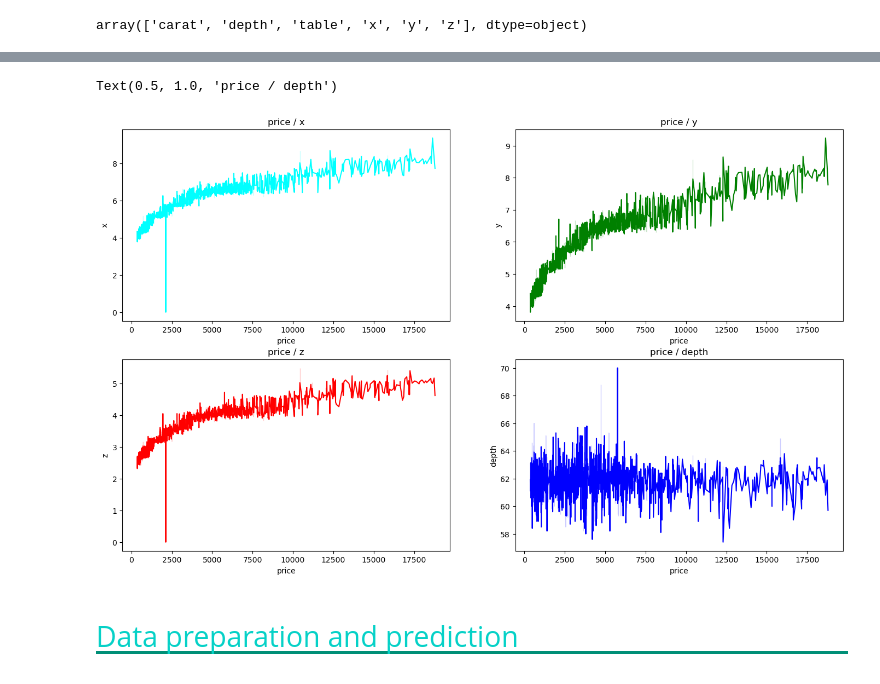
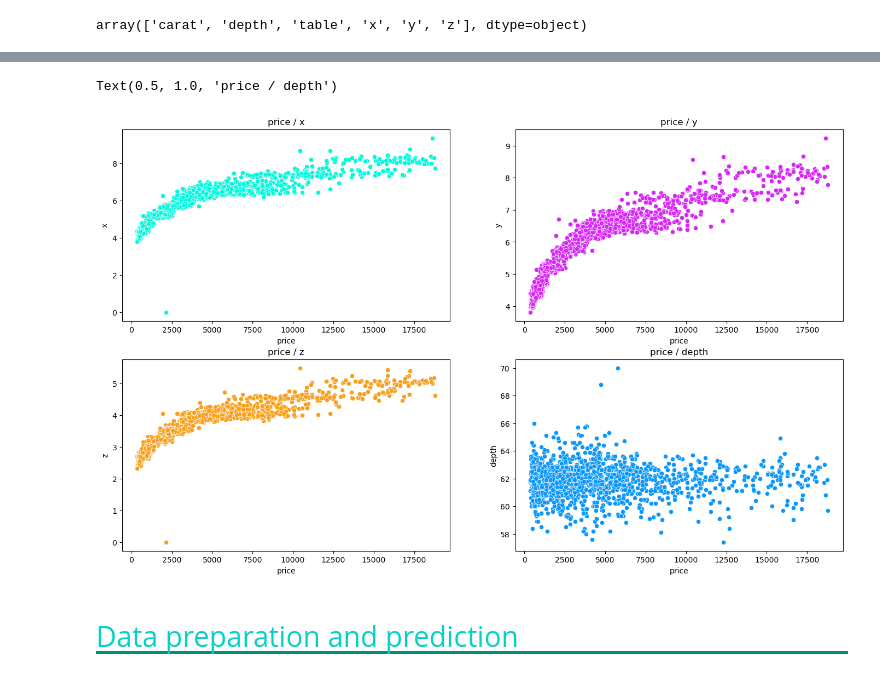
Before and after one commit to fxop0218/PlayGround-Kaggle-Series3, a Jupyter notebook: ps-s3-e8-eda-model-en-es.ipynb, the cells around one changed output, grey strips where cells are left out. Cells and saved outputs as stored; diff of their text form; code cells hidden in the pictures.

```diff
--- a/ps-s3-e8-eda-model-en-es.ipynb
+++ b/ps-s3-e8-eda-model-en-es.ipynb
@@ -81,6 +81,7 @@ PALETTE_3 = [YELLOW, CYAN_G, PURPLE]
 PALETTE_4 = [YELLOW, ORANGE, PURPLE, LIGTH_BLUE]
 PALETTE_5 = [BLUE, RED, ORANGE, GREEN, LIGTH_BLUE]
 PALETTE_6 = [BLUE, RED, ORANGE, GREEN, LIGTH_BLUE, PURPLE]
+PALETTE_7 = [LIGTH_BLUE, PURPLE, ORANGE, BLUE, RED, GREEN, YELLOW]
 # %% [markdown]
 ## <p style="font-family:Consolas Mono; font-weight:normal; letter-spacing: 2px; color:#06D1C7; font-size:130%; text-align:left;padding: 0px; border-bottom: 3px solid #008F77">Constants</p>
 # %%
@@ -211,8 +212,9 @@ def pie_plot(df: pd.DataFrame, hover_temp: str = "Status: ",
 # %% [markdown]
 ## <p style="font-family:Consolas Mono; font-weight:normal; letter-spacing: 2px; color:#06D1C7; font-size:130%; text-align:left;padding: 0px; border-bottom: 3px solid #008F77">Import data</p>
 # %%
-train_df = pd.read_csv(TRAIN_DIR)
-test_df = pd.read_csv(TEST_DIR)
+train_df = pd.read_csv(TRAIN_DIR, index_col=ID)
+test_df = pd.read_csv(TEST_DIR, index_col=ID)
+original_df = pd.read_csv(CUBIC_ZIR_DIR, index_col=0)
 submission_df = pd.read_csv(SUBMISSION_DIR)
 # %% [markdown]
 ## <p style="font-family:Consolas Mono; font-weight:normal; letter-spacing: 2px; color:#06D1C7; font-size:130%; text-align:left;padding: 0px; border-bottom: 3px solid #008F77">EDA and data modification</p>
@@ -276,10 +294,10 @@ comb_df
 # %%
-test_df.drop(ID, axis=1, inplace=True)
-train_df.drop(ID, axis=1, inplace=True)
+# test_df.drop(ID, axis=1, inplace=True)
+# train_df.drop(ID, axis=1, inplace=True)
 all_columns = test_df.columns
-columns = np.setdiff1d(all_columns, CATEGORICAL_COLS)
+num_columns = np.setdiff1d(all_columns, CATEGORICAL_COLS)
 
-columns
+num_columns
 # %% [output]
 array(['carat', 'depth', 'table', 'x', 'y', 'z'], dtype=object)
 # %%
@@ -373,19 +397,19 @@ ax[1, 1].set_title(f"{TARGET} / {DEPTH}")
 # %%
 filtred_df = train_df.iloc[::100]
 
 fig, ax = plt.subplots(2, 2, figsize=(17, 10))
 
-sns.lineplot(ax=ax[0,0], data=filtred_df, x=TARGET,y=POSITION_X, color="cyan")
+sns.scatterplot(ax=ax[0,0], data=filtred_df, x=TARGET,y=POSITION_X, color=PALETTE_7[0])
 ax[0, 0].set_title(f"{TARGET} / {POSITION_X}")
-sns.lineplot(ax=ax[0,1], data=filtred_df, x=TARGET,y=POSITION_Y, color="green")
+sns.scatterplot(ax=ax[0,1], data=filtred_df, x=TARGET,y=POSITION_Y, color=PALETTE_7[1])
 ax[0, 1].set_title(f"{TARGET} / {POSITION_Y}")
-sns.lineplot(ax=ax[1,0], data=filtred_df, x=TARGET,y=POSITION_Z, color="red")
+sns.scatterplot(ax=ax[1,0], data=filtred_df, x=TARGET,y=POSITION_Z, color=PALETTE_7[2])
 ax[1, 0].set_title(f"{TARGET} / {POSITION_Z}")
-sns.lineplot(ax=ax[1,1], data=filtred_df, x=TARGET,y=DEPTH, color="blue")
+sns.scatterplot(ax=ax[1,1], data=filtred_df, x=TARGET,y=DEPTH, color=PALETTE_7[3])
 ax[1, 1].set_title(f"{TARGET} / {DEPTH}")
 # %% [output]
 Text(0.5, 1.0, 'price / depth')
-[figure, old version]
+[figure, new version]
 # %% [markdown]
 ## <p style="font-family:Consolas Mono; font-weight:normal; letter-spacing: 2px; color:#06D1C7; font-size:130%; text-align:left;padding: 0px; border-bottom: 3px solid #008F77">Data preparation and prediction</p>
 # %% [markdown]
```
Also changed, not shown: parts of 13 cells of this notebook.
